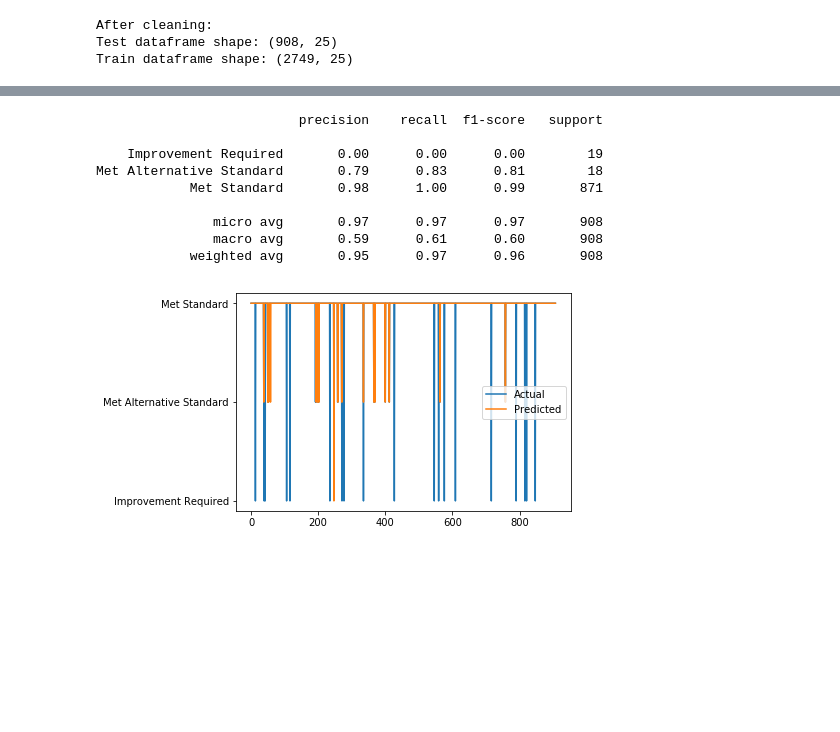
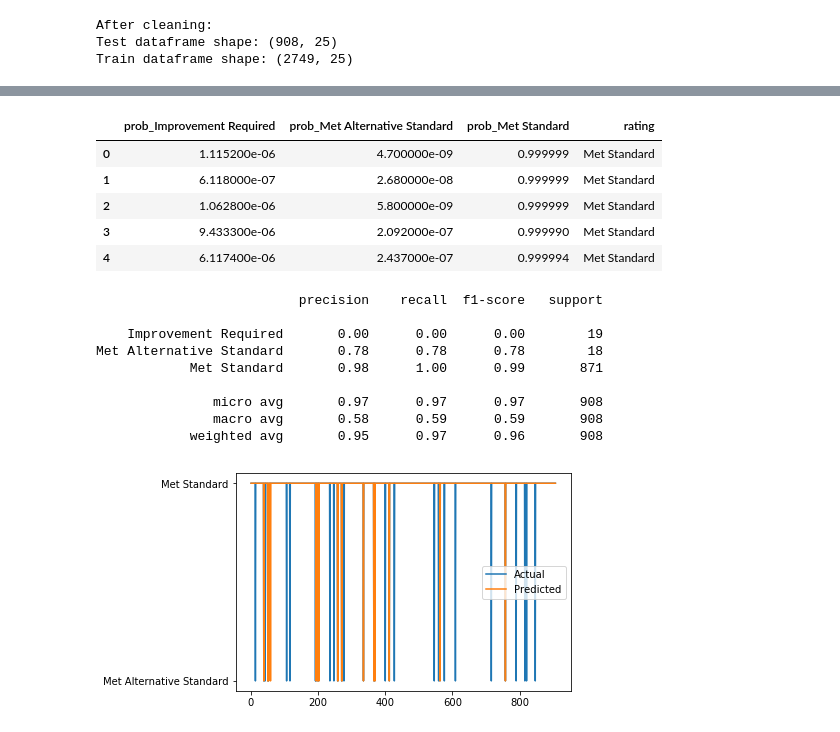
Before and after one commit to bwright96/darwin-sdk, a Jupyter notebook: sc_proj/Model.ipynb, the cells around one changed output, grey strips where cells are left out. Drawn from its saved outputs; the diff is of its cells as text; code cells hidden in the pictures; blank space fills up the shorter version.

```diff
--- a/sc_proj/Model.ipynb
+++ b/sc_proj/Model.ipynb
@@ -233,7 +238,17 @@ ds.wait_for_job(artifact['job_name'])
 (True, 'Job completed')
+# %%
+# Get model's predicted values for test set
+status, prediction = ds.download_artifact(artifact['artifact_name'])
+prediction.head()
+# %% [output]
+|  | prob_Improvement Required | prob_Met Alternative Standard | prob_Met Standard | rating |
+| 0 | 1.115200e-06 | 4.700000e-09 | 0.999999 | Met Standard |
+| 1 | 6.118000e-07 | 2.680000e-08 | 0.999999 | Met Standard |
+| 2 | 1.062800e-06 | 5.800000e-09 | 0.999999 | Met Standard |
+| 3 | 9.433300e-06 | 2.092000e-07 | 0.999990 | Met Standard |
+| 4 | 6.117400e-06 | 2.437000e-07 | 0.999994 | Met Standard |
 # %%
-# Create plots comparing predictions with actual target
-status, prediction = ds.download_artifact(artifact['artifact_name'])
+# Create plots comparing predictions with actual
 df = pd.read_csv(TEST_DATASET)
 unq = prediction[target].unique()[::-1]
 p = np.zeros((len(prediction),))
@@ -251,10 +266,10 @@ print(classification_report(df[target], prediction[target]))
                           precision    recall  f1-score   support
 
     Improvement Required       0.00      0.00      0.00        19
-Met Alternative Standard       0.79      0.83      0.81        18
+Met Alternative Standard       0.78      0.78      0.78        18
             Met Standard       0.98      1.00      0.99       871
 
                micro avg       0.97      0.97      0.97       908
-               macro avg       0.59      0.61      0.60       908
+               macro avg       0.58      0.59      0.59       908
             weighted avg       0.95      0.97      0.96       908
-[figure, old version]
+[figure, new version]
```
Also changed, not shown: parts of 19 cells of this notebook, 2 other files.
